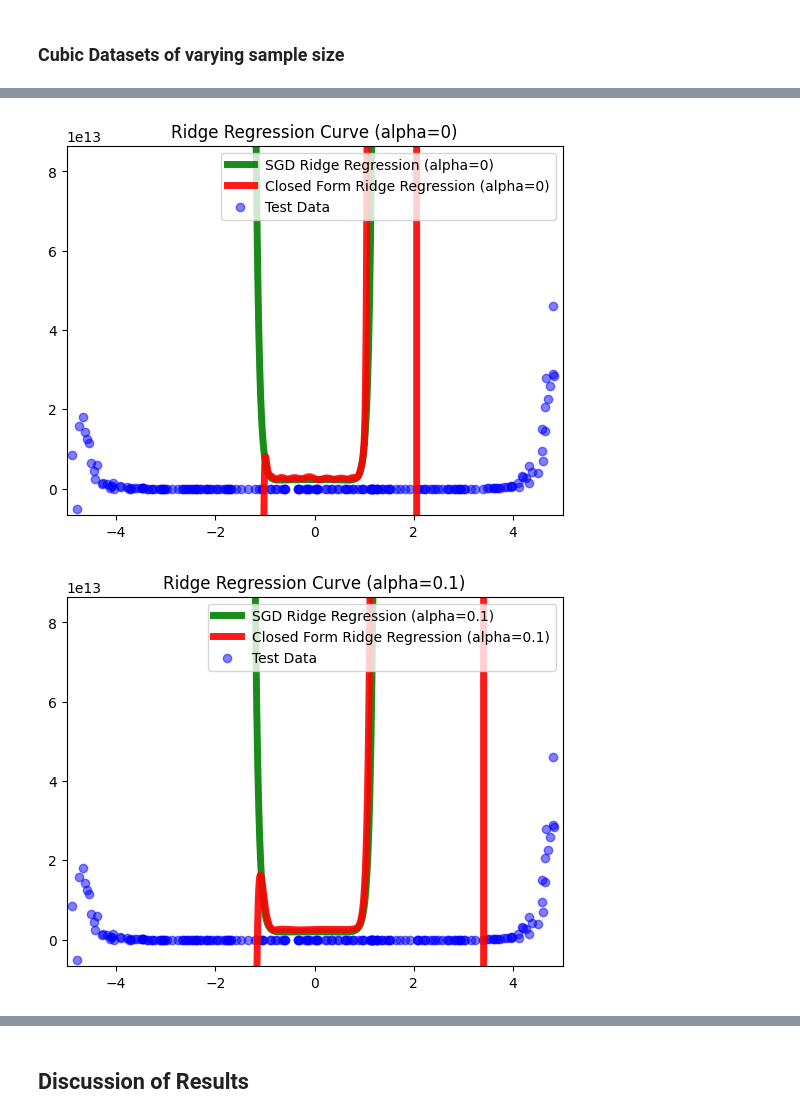
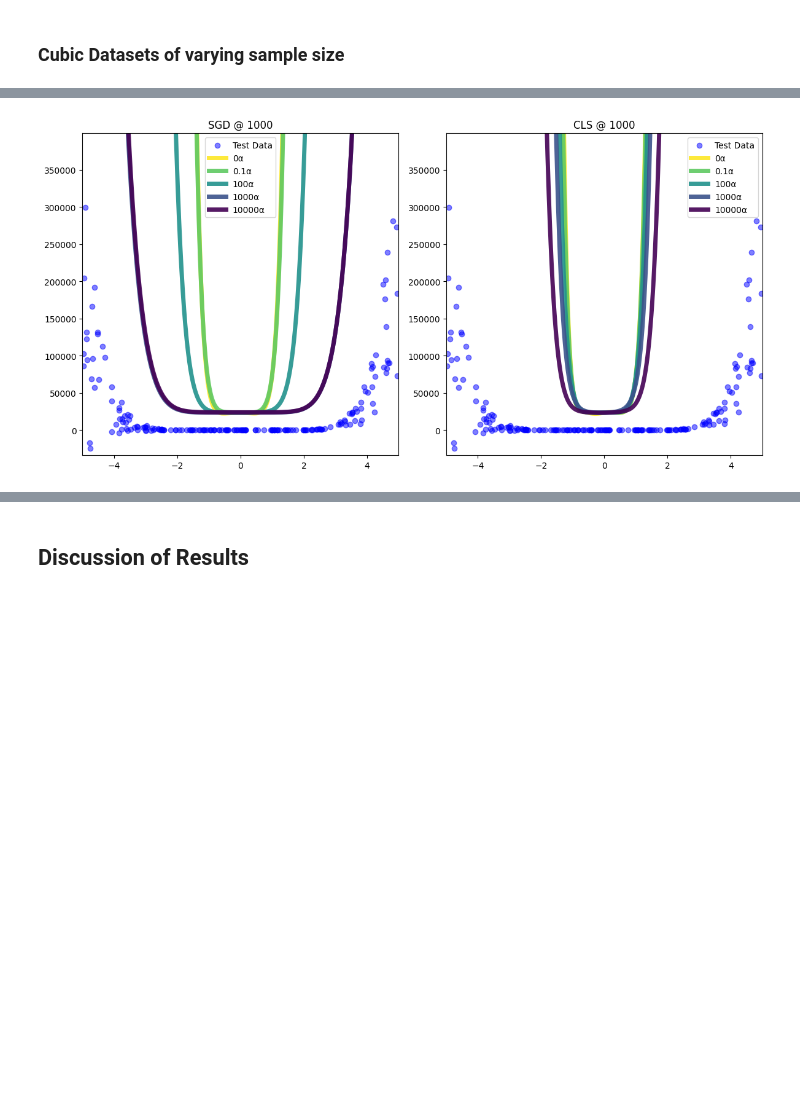
Before and after one commit to Martin-EvansUWA/ML-Project-1, a Jupyter notebook: 23621647.ipynb, the cells around one changed output, grey strips where cells are left out. Saved outputs shown, nothing was run; the diff lists cells and outputs as text; code cells hidden in the pictures; blank space fills up the shorter version.

```diff
--- a/23621647.ipynb
+++ b/23621647.ipynb
@@ -213,11 +213,10 @@ $$ y = b + a_1x + a_2x^2 + ... + a_nk^n $$
 
 For any estimated polynomial regression.
 # %%
-def plot_ridge_regression(alphas, x_test, y_test, results, title, ylim=(-100, 100), ):
+def plot_ridge_regression(alphas, x_test, y_test, results, title, ax, ylim=(-100, 100), ):
     x = np.linspace(-5, 5, 1000)
 
     #ylim
-    fig, ax = plt.subplots()
     ax.set_xlim(-5, 5)
     ax.set_ylim(ylim)
     # generate len(alphas) colors
@@ -414,10 +418,13 @@ for alpha in test_alphas:
 # %%
 # Higher degree polynomial dataset testing
 
-x_8th, y_8th = generate_polynomial_dataset(5,1000)
-x_train, x_test, y_train, y_test = get_split(x_8th,y_8th)
-x_train_poly = get_split_poly(x_train, 5)
-x_test_poly = get_split_poly(x_test, 5)
+# Higher degree polynomial dataset testing
+sample_size = 1000
+degree = 5
+x, y = generate_polynomial_dataset(degree,sample_size)
+x_train, x_test, y_train, y_test = get_split(x,y)
+x_train_poly = get_split_poly(x_train, degree)
+x_test_poly = get_split_poly(x_test, degree)
 
 
 x_train_poly = StandardScaler().fit_transform(x_train_poly)
@@ -425,8 +432,11 @@ x_test_poly = StandardScaler().fit_transform(x_test_poly)
 
 x_train_poly.shape, x_test_poly.shape, y_train.shape, y_test.shape
 
+sgd_results = []
+cls_results = []
+for alpha in test_alphas:
+        sgd_results.append(get_sgd_results(alpha,x_train_poly, y_train))
+        cls_results.append(get_cls_results(alpha,x_train_poly, y_train))
 
-for alpha in test_alphas:
-    results = compare_alphas(alpha, x_train_poly, x_test_poly, y_train)
-    plot_ridge_regression(alpha, x_test, y_test, results, ylim=get_ylim(y_train))
+plot_sidebyside(sgd_results, cls_results, test_alphas, x_test, y_test, y_train, 1000)
 # %% [output]
@@ -440,21 +444,26 @@ for alpha in test_alphas:
 # %%
 # Higher degree polynomial dataset testing
 
-x_8th, y_8th = generate_polynomial_dataset(20,1000)
-x_train, x_test, y_train, y_test = get_split(x_8th,y_8th)
-x_train_poly = get_split_poly(x_train, 20)
-x_test_poly = get_split_poly(x_test, 20)
+# Higher degree polynomial dataset testing
+sample_size = 1000
+degree = 8
+x, y = generate_polynomial_dataset(degree,sample_size)
+x_train, x_test, y_train, y_test = get_split(x,y)
+x_train_poly = get_split_poly(x_train, degree)
+x_test_poly = get_split_poly(x_test, degree)
 
 
 x_train_poly = StandardScaler().fit_transform(x_train_poly)
 x_test_poly = StandardScaler().fit_transform(x_test_poly)
 
 x_train_poly.shape, x_test_poly.shape, y_train.shape, y_test.shape
 
+sgd_results = []
+cls_results = []
+for alpha in test_alphas:
+        sgd_results.append(get_sgd_results(alpha,x_train_poly, y_train))
+        cls_results.append(get_cls_results(alpha,x_train_poly, y_train))
 
-for alpha in test_alphas:
-    results = compare_alphas(alpha, x_train_poly, x_test_poly, y_train)
-    plot_ridge_regression(alpha, x_test, y_test, results, ylim=get_ylim(y_train))
+plot_sidebyside(sgd_results, cls_results, test_alphas, x_test, y_test, y_train, 1000)
 # %% [output]
-[figure, old version]
+[figure, new version]
-[figure, removed]
```
Also changed, not shown: parts of 13 cells of this notebook.
